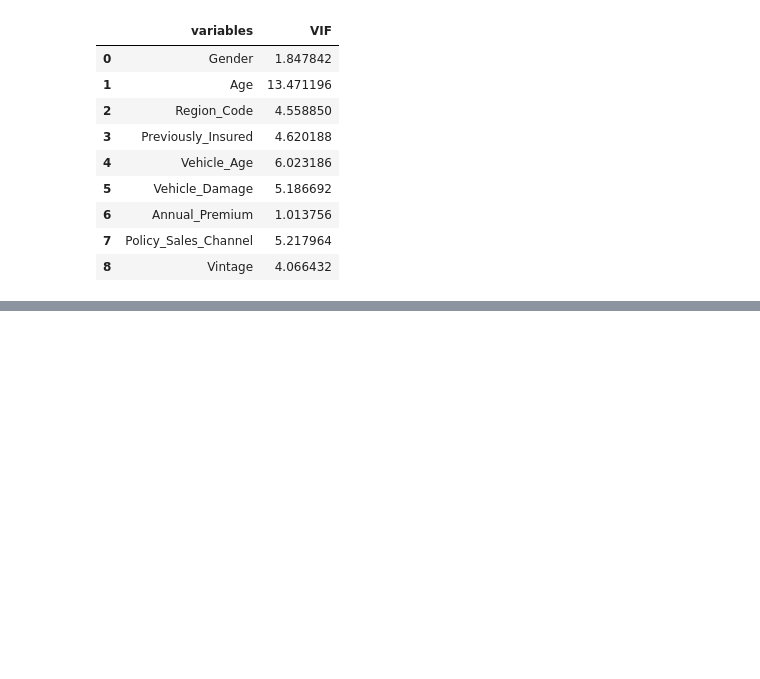
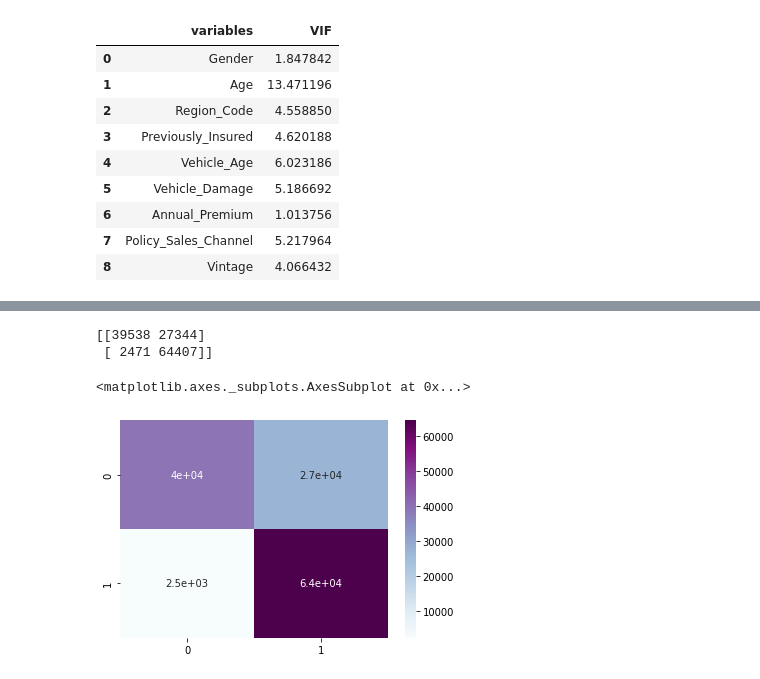
Before and after one commit to Harshjyot-Singh-Chawla/Health_insurance_cross_sell_prediction, a Jupyter notebook: Copy_of_final_2_of_HEALTH_INSURANCE_CROSS_SELL_PREDICTION.ipynb, the cells around one changed output, grey strips where cells are left out. Saved outputs shown, nothing was run; the diff lists cells and outputs as text; code cells hidden in the pictures; blank space fills up the shorter version.

```diff
--- a/Copy_of_final_2_of_HEALTH_INSURANCE_CROSS_SELL_PREDICTION.ipynb
+++ b/Copy_of_final_2_of_HEALTH_INSURANCE_CROSS_SELL_PREDICTION.ipynb
@@ -455,0 +515,13 @@ calc_vif(Health_df[[i for i in Health_df.describe().columns if i not in ['Respon
+# %%
+# Importing libraries for resampling
+# Handling imbalance data
+from imblearn.over_sampling import SMOTE
+
+smote = SMOTE()
+
+# fit predictor and target variable
+X, y = smote.fit_resample(X, y)
+
+
+print('Original dataset shape', len(Health_df))
+print('Resampled dataset shape', len(y))
@@ -455,0 +606,10 @@ calc_vif(Health_df[[i for i in Health_df.describe().columns if i not in ['Respon
+# %%
+# Confusion matrix
+cm=confusion_matrix(y_test,LOG_RE_pred)
+print(cm)
+sns.heatmap(cm,annot=True,cmap='BuPu')
+# %% [output]
+[[39538 27344]
+ [ 2471 64407]]
+<matplotlib.axes._subplots.AxesSubplot at 0x...>
+[figure, added]
```
Also changed, not shown: parts of 64 cells of this notebook.
